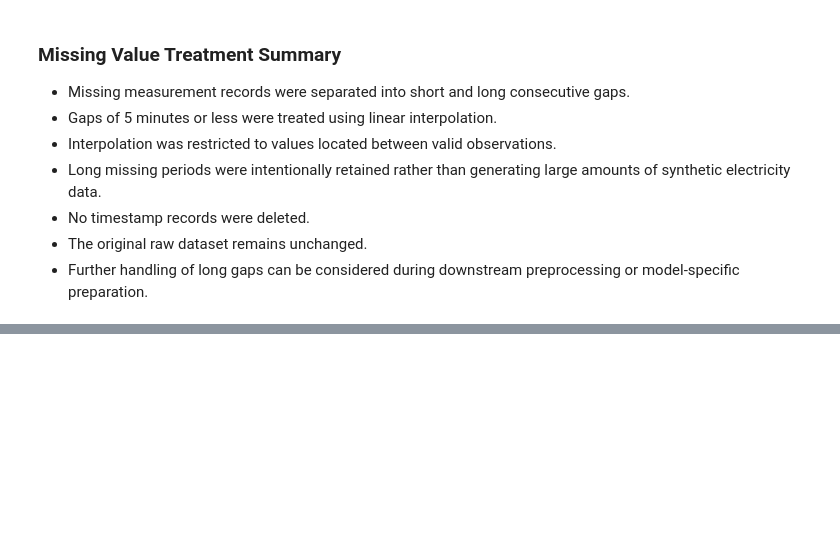
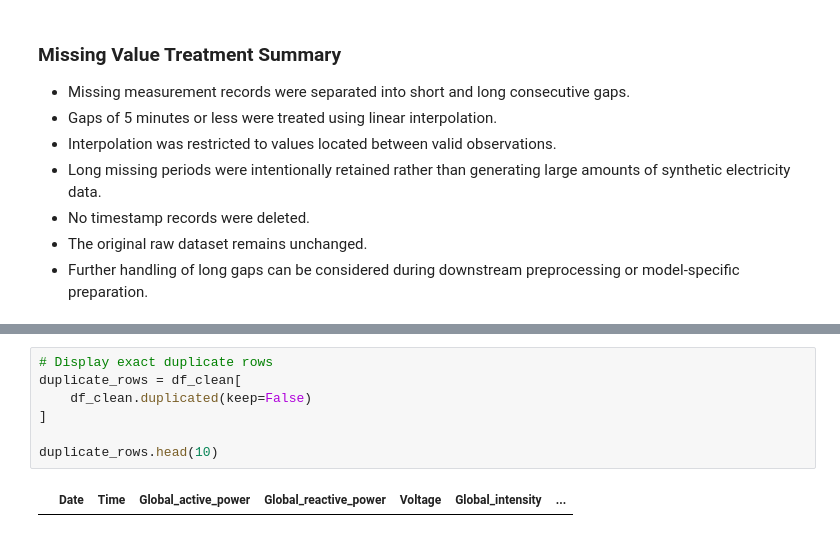
Before and after one commit to NimaniThathsarani/Smart-Energy-Consumption-Prediction-System, a Jupyter notebook: notebooks/02_data_cleaning.ipynb, the cells around one changed output, grey strips where cells are left out. Saved outputs shown, nothing was run; the diff lists cells and outputs as text; blank space fills up the shorter version.

Commit message:
Check and handle duplicate records

```diff
--- a/notebooks/02_data_cleaning.ipynb
+++ b/notebooks/02_data_cleaning.ipynb
@@ -425,0 +446,9 @@ comparison
+# %%
+# Display exact duplicate rows
+duplicate_rows = df_clean[
+    df_clean.duplicated(keep=False)
+]
+
+duplicate_rows.head(10)
+# %% [output]
+|  | Date | Time | Global_active_power | Global_reactive_power | Voltage | Global_intensity | ... |
```
Also changed, not shown: parts of 8 cells of this notebook.
